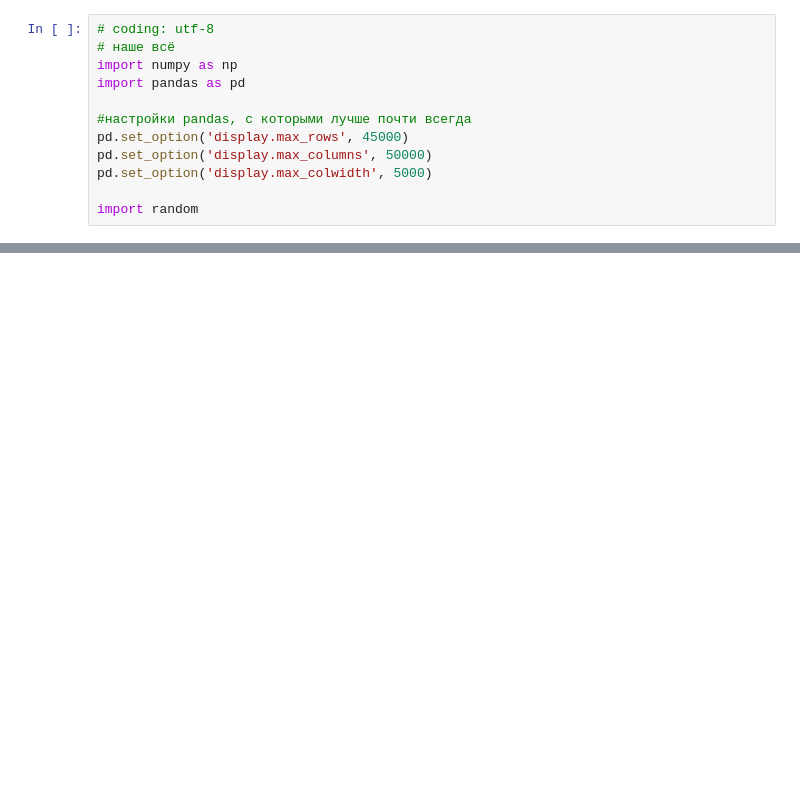
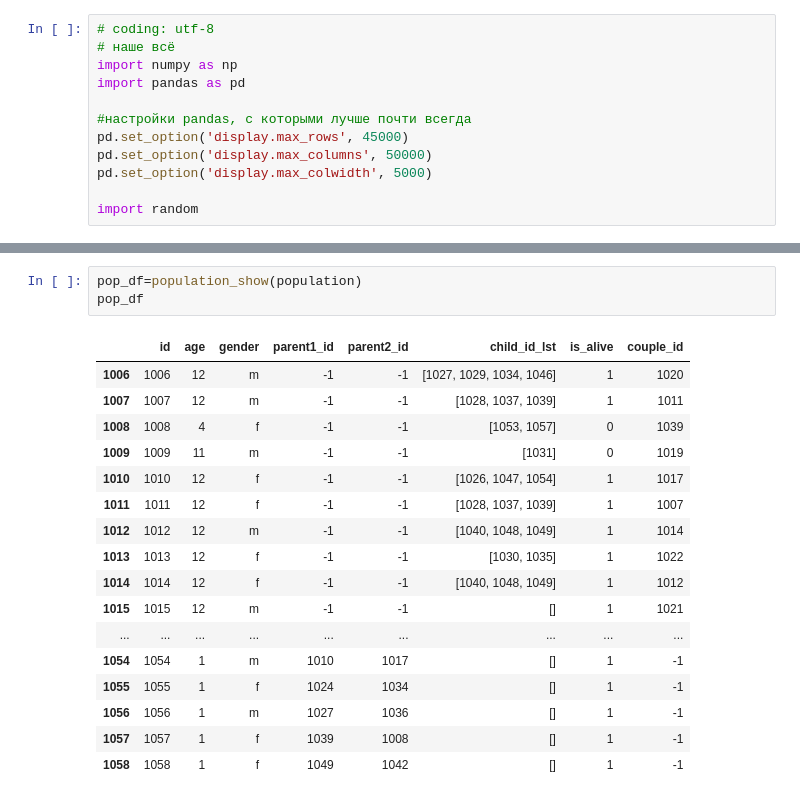
Before and after one commit to rosolimo212/demogrphy, a Jupyter notebook: main.ipynb, the cells around one changed output, grey strips where cells are left out. Drawn from its saved outputs; the diff is of its cells as text; blank space fills up the shorter version.

```diff
--- a/main.ipynb
+++ b/main.ipynb
@@ -179,0 +290,21 @@ parent_distr_df
+# %%
+pop_df=population_show(population)
+pop_df
+# %% [output]
+|  | id | age | gender | parent1_id | parent2_id | child_id_lst | is_alive | couple_id |
+| 1006 | 1006 | 12 | m | -1 | -1 | [1027, 1029, 1034, 1046] | 1 | 1020 |
+| 1007 | 1007 | 12 | m | -1 | -1 | [1028, 1037, 1039] | 1 | 1011 |
+| 1008 | 1008 | 4 | f | -1 | -1 | [1053, 1057] | 0 | 1039 |
+| 1009 | 1009 | 11 | m | -1 | -1 | [1031] | 0 | 1019 |
+| 1010 | 1010 | 12 | f | -1 | -1 | [1026, 1047, 1054] | 1 | 1017 |
+| 1011 | 1011 | 12 | f | -1 | -1 | [1028, 1037, 1039] | 1 | 1007 |
+| 1012 | 1012 | 12 | m | -1 | -1 | [1040, 1048, 1049] | 1 | 1014 |
+| 1013 | 1013 | 12 | f | -1 | -1 | [1030, 1035] | 1 | 1022 |
+| 1014 | 1014 | 12 | f | -1 | -1 | [1040, 1048, 1049] | 1 | 1012 |
+| 1015 | 1015 | 12 | m | -1 | -1 | [] | 1 | 1021 |
+| ... | ... | ... | ... | ... | ... | ... | ... | ... |
+| 1054 | 1054 | 1 | m | 1010 | 1017 | [] | 1 | -1 |
+| 1055 | 1055 | 1 | f | 1024 | 1034 | [] | 1 | -1 |
+| 1056 | 1056 | 1 | m | 1027 | 1036 | [] | 1 | -1 |
+| 1057 | 1057 | 1 | f | 1039 | 1008 | [] | 1 | -1 |
+| 1058 | 1058 | 1 | f | 1049 | 1042 | [] | 1 | -1 |
```
Also changed, not shown: parts of 17 cells of this notebook.
